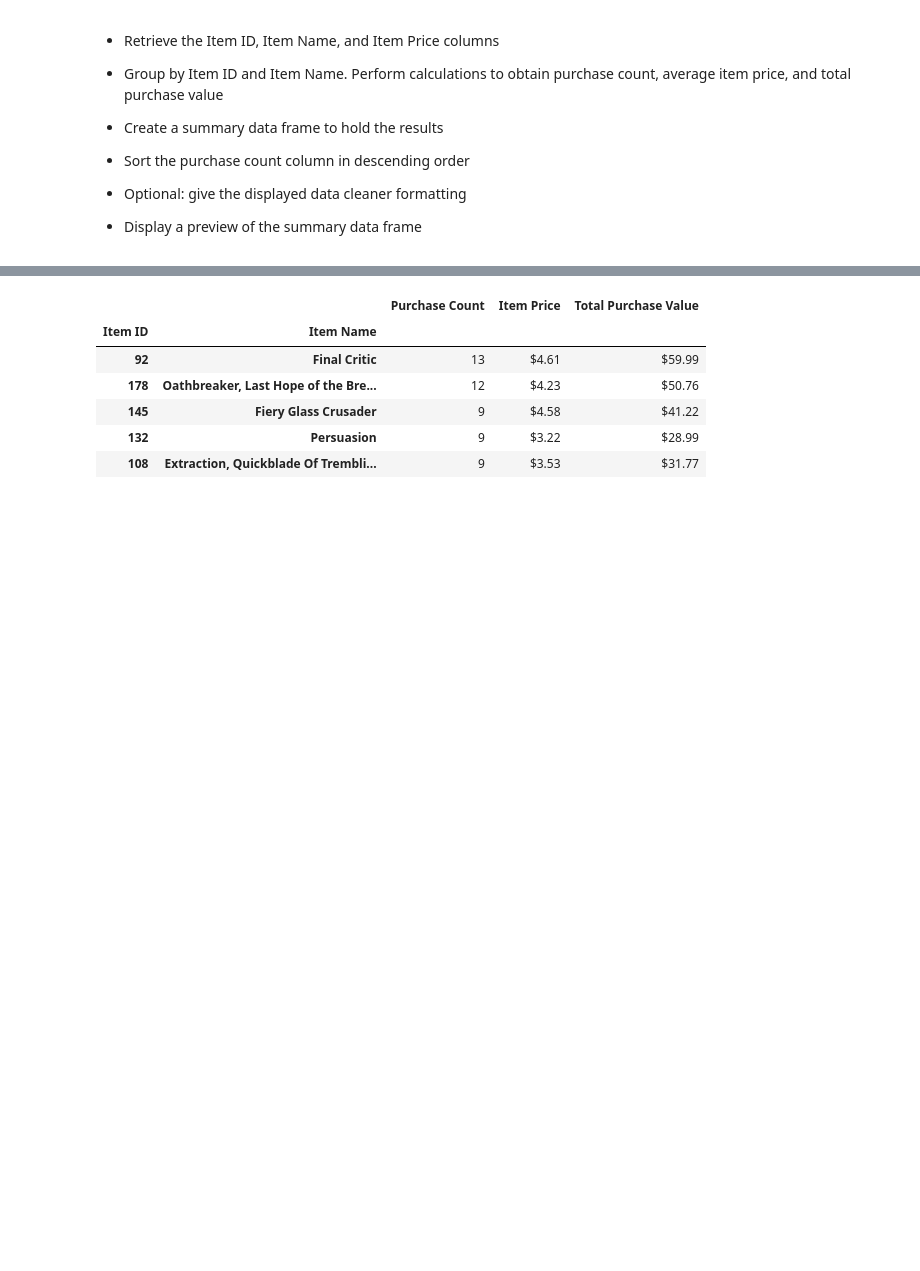
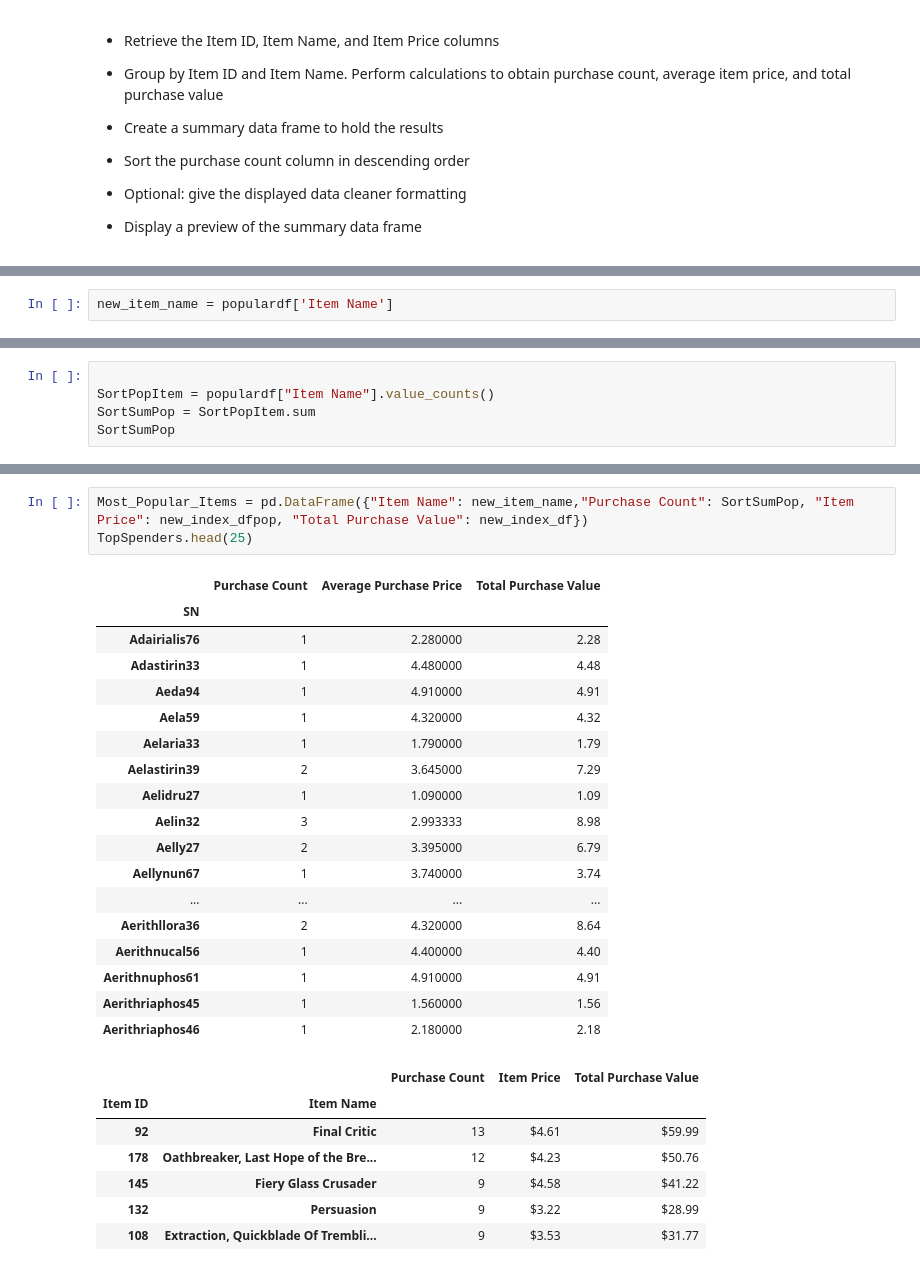
Before and after one commit to davew306/pandas-challenge, a Jupyter notebook: HeroesOfPymoli/HeroesOfPymoli_dw.ipynb, the cells around one changed output, grey strips where cells are left out. Saved outputs shown, nothing was run; the diff lists cells and outputs as text; blank space fills up the shorter version.

```diff
--- a/HeroesOfPymoli/HeroesOfPymoli_dw.ipynb
+++ b/HeroesOfPymoli/HeroesOfPymoli_dw.ipynb
@@ -422,0 +522,2 @@ AgeRangePurchase
+# %%
+new_item_name = populardf['Item Name']
@@ -422,0 +544,5 @@ AgeRangePurchase
+# %%
+
+SortPopItem = populardf["Item Name"].value_counts()
+SortSumPop = SortPopItem.sum
+SortSumPop
@@ -423,3 +563,25 @@ AgeRangePurchase
+# %%
+Most_Popular_Items = pd.DataFrame({"Item Name": new_item_name,"Purchase Count": SortSumPop, "Item Price": new_index_dfpop, "Total Purchase Value": new_index_df})
+TopSpenders.head(25)
+# %% [output]
+|  | Purchase Count | Average Purchase Price | Total Purchase Value |
+| SN |  |  |  |
+| Adairialis76 | 1 | 2.280000 | 2.28 |
+| Adastirin33 | 1 | 4.480000 | 4.48 |
+| Aeda94 | 1 | 4.910000 | 4.91 |
+| Aela59 | 1 | 4.320000 | 4.32 |
+| Aelaria33 | 1 | 1.790000 | 1.79 |
+| Aelastirin39 | 2 | 3.645000 | 7.29 |
+| Aelidru27 | 1 | 1.090000 | 1.09 |
+| Aelin32 | 3 | 2.993333 | 8.98 |
+| Aelly27 | 2 | 3.395000 | 6.79 |
+| Aellynun67 | 1 | 3.740000 | 3.74 |
+| ... | ... | ... | ... |
+| Aerithllora36 | 2 | 4.320000 | 8.64 |
+| Aerithnucal56 | 1 | 4.400000 | 4.40 |
+| Aerithnuphos61 | 1 | 4.910000 | 4.91 |
+| Aerithriaphos45 | 1 | 1.560000 | 1.56 |
+| Aerithriaphos46 | 1 | 2.180000 | 2.18 |
 # %%
 # %% [output]
 |  |  | Purchase Count | Item Price | Total Purchase Value |
```
Also changed, not shown: parts of 21 cells of this notebook.
